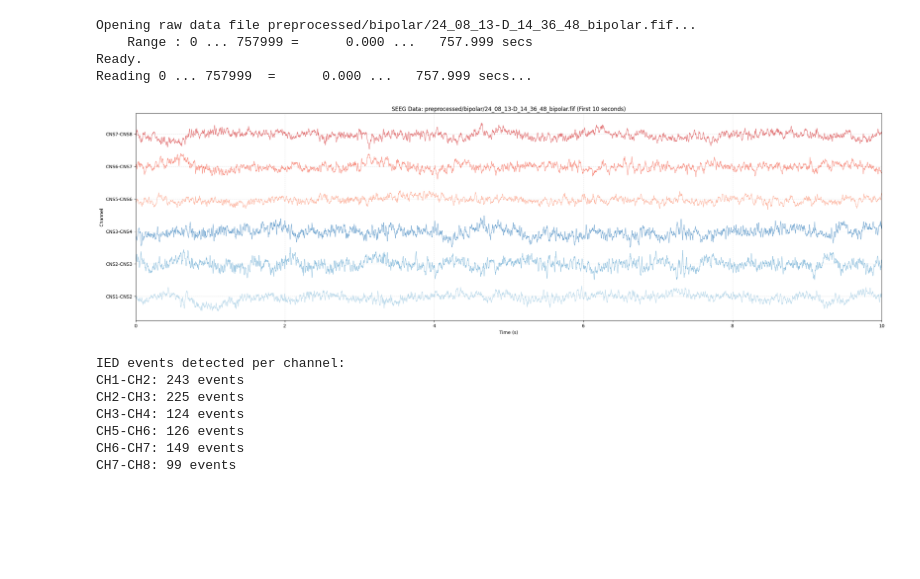
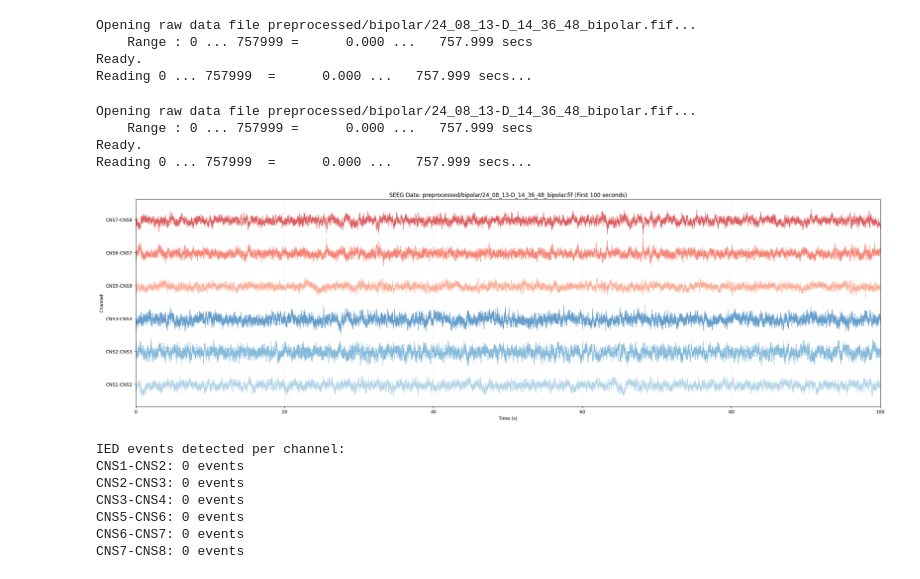
Before and after one commit to Jlei61/ans_MARBLE, a Jupyter notebook: raw_visualize.ipynb, the cells around one changed output. Saved outputs shown, nothing was run; the diff lists cells and outputs as text; code cells hidden in the pictures; blank space fills up the shorter version.

```diff
--- a/raw_visualize.ipynb
+++ b/raw_visualize.ipynb
@@ -40,3 +9,12 @@ Duration: 758.00 seconds
+# %%
+# Load the .fif file
+fif_file = 'preprocessed/bipolar/2024_08_16_00_00_00_bipolar.fif'
+raw = mne.io.read_raw_fif(fif_file, preload=True)
+# %% [output]
+Opening raw data file preprocessed/bipolar/24_08_13-D_14_36_48_bipolar.fif...
+    Range : 0 ... 757999 =      0.000 ...   757.999 secs
+Ready.
+Reading 0 ... 757999  =      0.000 ...   757.999 secs...
 # %%
 import mne
 import numpy as np
@@ -199,16 +177,16 @@ def plot_seeg_with_ieds(fif_file, ied_times, start_time=0, end_time=10, save_pat
     else:
         plt.show()
 # %%
-plot_seeg_channels(fif_file, duration=10)
+plot_seeg_channels(fif_file, duration=100)
 # %% [output]
 Opening raw data file preprocessed/bipolar/24_08_13-D_14_36_48_bipolar.fif...
     Range : 0 ... 757999 =      0.000 ...   757.999 secs
 Ready.
 Reading 0 ... 757999  =      0.000 ...   757.999 secs...
-[figure, old version]
+[figure, new version]
 # %%
 # Define parameters for IED detection
-freq_band = [250, 451]
+freq_band = [80, 250]
 fs = raw.info['sfreq']
 
 # Extract all data for analysis (using the entire recording)
@@ -230,7 +208,7 @@ ied_events = find_high_enveTimes(raw_envelope,
                                 rel_thresh=3.0,  # Increased threshold for IEDs
                                 abs_thresh=3.,  # Increased threshold for IEDs
                                 min_gap=20,      # Minimum gap between IEDs (ms)
-                                min_last=20,     # Minimum duration of IEDs (ms)
+                                min_last=10,     # Minimum duration of IEDs (ms)
                                 start_time=0)
 
 # Count detected IED events per channel
@@ -240,12 +218,12 @@ for i, count in enumerate(ied_counts):
     print(f"{raw.ch_names[i]}: {count} events")
 # %% [output]
 IED events detected per channel:
-CH1-CH2: 243 events
-CH2-CH3: 225 events
-CH3-CH4: 124 events
-CH5-CH6: 126 events
-CH6-CH7: 149 events
-CH7-CH8: 99 events
+CNS1-CNS2: 0 events
+CNS2-CNS3: 0 events
+CNS3-CNS4: 0 events
+CNS5-CNS6: 0 events
+CNS6-CNS7: 0 events
+CNS7-CNS8: 0 events
 # %%
 # Find channels with IED events
 channels_with_events = [i for i, events in enumerate(ied_events) if events]
```
Also changed, not shown: parts of 2 cells of this notebook, 6 other files.
